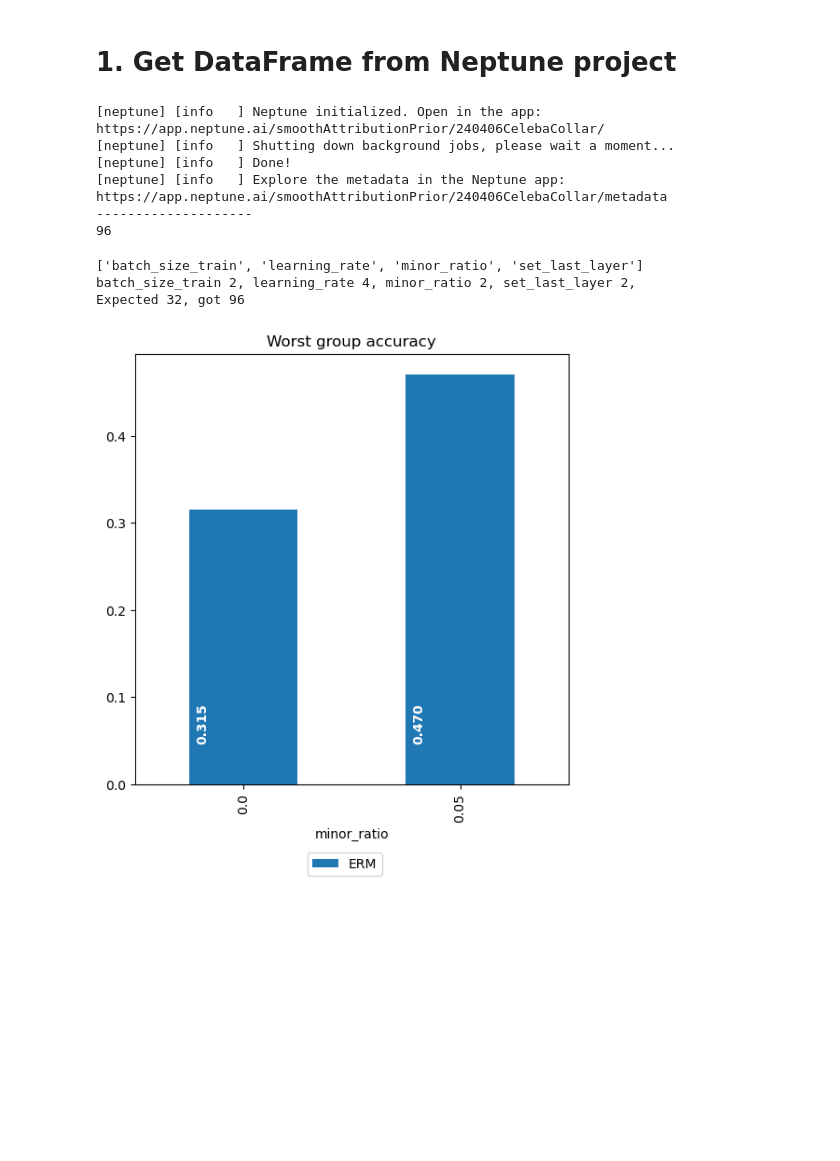
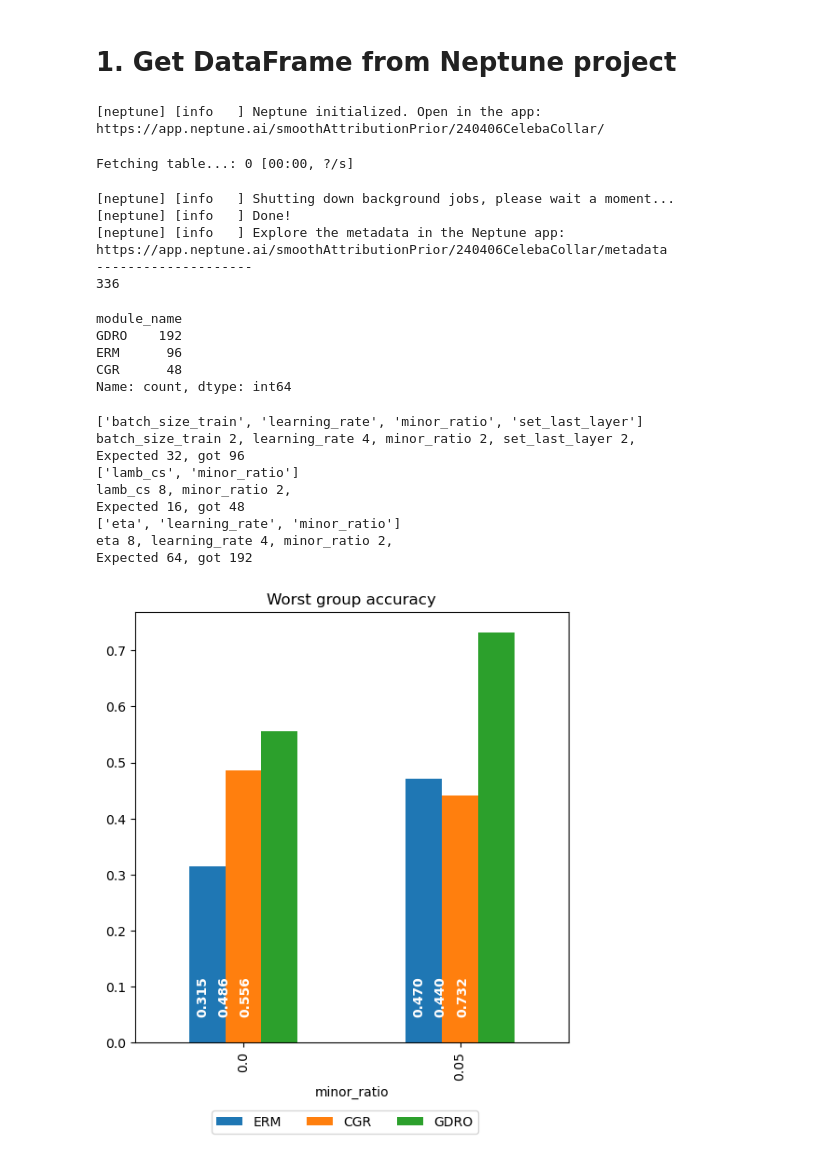
Before and after one commit to joshua840/ConceptualSensitivityRegularization, a Jupyter notebook: notebooks/results_viewer/CelebaCollar_summary.ipynb, the cells around one changed output. Cells and saved outputs as stored; diff of their text form; code cells hidden in the pictures; blank space fills up the shorter version.

```diff
--- a/notebooks/results_viewer/CelebaCollar_summary.ipynb
+++ b/notebooks/results_viewer/CelebaCollar_summary.ipynb
@@ -17,18 +17,30 @@ df = NeptuneViewer.get_neptune_dataframe('smoothAttributionPrior', project_name)
 print('-'*20)
 print(len(df))
 
-# cktp_list = df.query('module_name == "CGR"')['g_ckpt_path'].unique()
-# for key, module_name in zip(['svm', 'signal', 'last'], ['RRC-SVM', 'RRC-Signal', 'CGR']):
-#     ckpt = [i for i in cktp_list if key in i][0]
-#     idx = df.query('g_ckpt_path == @ckpt').index
-#     df.loc[idx, 'module_name'] = module_name
+cktp_list = df.query('module_name == "CGR"')['g_ckpt_path'].unique()
+for key, module_name in zip(['svm', 'signal', 'last'], ['RRC-SVM', 'RRC-Signal', 'CGR']):
+    try:
+        ckpt = [i for i in cktp_list if key in i][0]
+    except:
+        continue
+    idx = df.query('g_ckpt_path == @ckpt').index
+    df.loc[idx, 'module_name'] = module_name
 # %% [output]
 [neptune] [info   ] Neptune initialized. Open in the app: https://app.neptune.ai/smoothAttributionPrior/240406CelebaCollar/
-[neptune] [info   ] Shutting down background jobs, please wait a moment...
-[neptune] [info   ] Done!
-[neptune] [info   ] Explore the metadata in the Neptune app: https://app.neptune.ai/smoothAttributionPrior/240406CelebaCollar/metadata
---------------------
-96
+Fetching table...: 0 [00:00, ?/s]
+[neptune] [info   ] Shutting down background jobs, please wait a moment...
+[neptune] [info   ] Done!
+[neptune] [info   ] Explore the metadata in the Neptune app: https://app.neptune.ai/smoothAttributionPrior/240406CelebaCollar/metadata
+--------------------
+336
+# %%
+df['module_name'].value_counts()
+# %% [output]
+module_name
+GDRO    192
+ERM      96
+CGR      48
+Name: count, dtype: int64
 # %%
 def mean_std(x):
     return f'{100*x.mean():.3f}+{100*x.std():.3f}'
@@ -54,7 +66,7 @@ def sort_and_query(df, sort_by, query):
 def get_wga(df, module_name):
     df_query = df.query('model == "convnext_t" and module_name == @module_name')
 
-    ban_list = ['lr_history', 'data_seed']
+    ban_list = ['lr_history', 'data_seed', 'model_path']
     var_list = (df_query.nunique() >= 2) & (df_query.nunique() <= 10)
     var_list = [i for i in df.columns[var_list] if 'acc' not in i and i not in ban_list]
 
@@ -75,42 +87,48 @@ def get_wga(df, module_name):
 
     return idx, best_mean, best_std, test_acc_mean, test_acc_std
 # %%
-module_list = ['ERM']
-# module_list = ['ERM', 'CGR', 'RRC-SVM', 'RRC-Signal', 'GDRO']
+module_list = ['ERM', 'CGR', 'RRC-SVM', 'RRC-Signal', 'GDRO']
+module_list = ['ERM', 'CGR', 'GDRO']
 
 # get best_mean std and plot
 best_idx_list = []
 best_mean_list = []
 best_std_list = []
 test_mean_list = []
 test_std_list = []
 for module_name in module_list:
     best_idx, best_mean, best_std, test_acc_mean, test_acc_std = get_wga(df, module_name)
     best_idx_list.append(best_idx)
     best_mean_list.append(best_mean)
     best_std_list.append(best_std)
     test_mean_list.append(test_acc_mean)
     test_std_list.append(test_acc_std)
 
 fig, ax = plt.subplots(1,1, figsize=(6,6))
 
 best_model_mean = pd.concat(best_mean_list, axis=1)
 best_model_mean.columns = module_list
 
 # plot best model mean
 bars = best_model_mean.plot(kind='bar', yerr=pd.concat(best_std_list, axis=1), ax=ax, capsize=5, legend=False)
 fig.legend(loc='upper center', bbox_to_anchor=(0.5, 0), ncol=5)
 ax.set_title('Worst group accuracy')
 
 for i, vs in enumerate(best_model_mean.values):
     for j, v in enumerate(vs):
         ax.text(i - 0.22 + j * 0.1 , 0.05, str(f'{v:.3f}'), color='white', fontweight='bold', rotation=90)
 plt.show()
 # %% [output]
 ['batch_size_train', 'learning_rate', 'minor_ratio', 'set_last_layer']
 batch_size_train 2, learning_rate 4, minor_ratio 2, set_last_layer 2,
 Expected 32, got 96
+['lamb_cs', 'minor_ratio']
+lamb_cs 8, minor_ratio 2,
+Expected 16, got 48
+['eta', 'learning_rate', 'minor_ratio']
+eta 8, learning_rate 4, minor_ratio 2,
+Expected 64, got 192
-[figure, old version]
+[figure, new version]
 # %%
 fig, ax = plt.subplots(1,1, figsize=(6,6))
 
```
Also changed, not shown: parts of 3 cells of this notebook, 11 other files.
